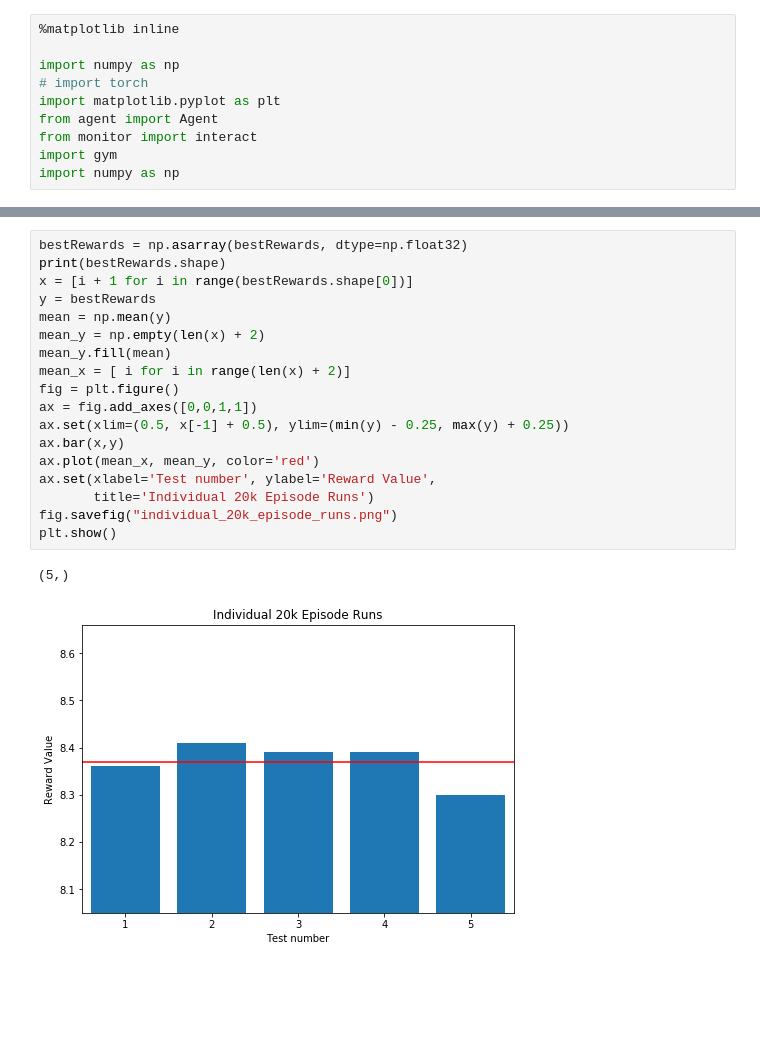
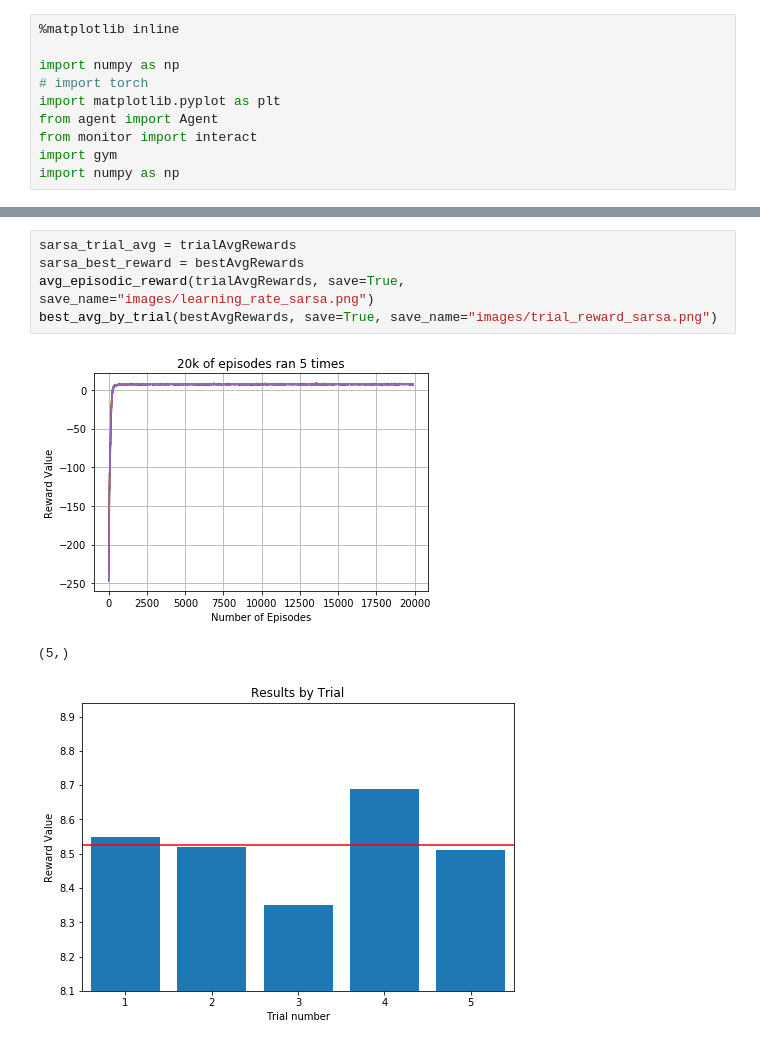
Before and after one commit to gutscdav000/open_ai_taxi, a Jupyter notebook: runner.ipynb, the cells around one changed output, grey strips where cells are left out. Saved outputs shown, nothing was run; the diff lists cells and outputs as text; blank space fills up the shorter version.

```diff
--- a/runner.ipynb
+++ b/runner.ipynb
@@ -119,21 +134,9 @@ plt.show()
-# %%
-bestRewards = np.asarray(bestRewards, dtype=np.float32)
-print(bestRewards.shape)
-x = [i + 1 for i in range(bestRewards.shape[0])]
-y = bestRewards
-mean = np.mean(y)
-mean_y = np.empty(len(x) + 2)
-mean_y.fill(mean)
-mean_x = [ i for i in range(len(x) + 2)]
-fig = plt.figure()
-ax = fig.add_axes([0,0,1,1])
-ax.set(xlim=(0.5, x[-1] + 0.5), ylim=(min(y) - 0.25, max(y) + 0.25))
-ax.bar(x,y)
-ax.plot(mean_x, mean_y, color='red')
-ax.set(xlabel='Test number', ylabel='Reward Value',
-       title='Individual 20k Episode Runs')
-fig.savefig("individual_20k_episode_runs.png")
-plt.show()
-# %% [output]
-(5,)
-[figure, removed]
+# %%
+sarsa_trial_avg = trialAvgRewards
+sarsa_best_reward = bestAvgRewards
+avg_episodic_reward(trialAvgRewards, save=True, save_name="images/learning_rate_sarsa.png")
+best_avg_by_trial(bestAvgRewards, save=True, save_name="images/trial_reward_sarsa.png")
+# %% [output]
+[figure, added]
+(5,)
+[figure, added]
```
Also changed, not shown: parts of 9 cells of this notebook, 12 other files.
